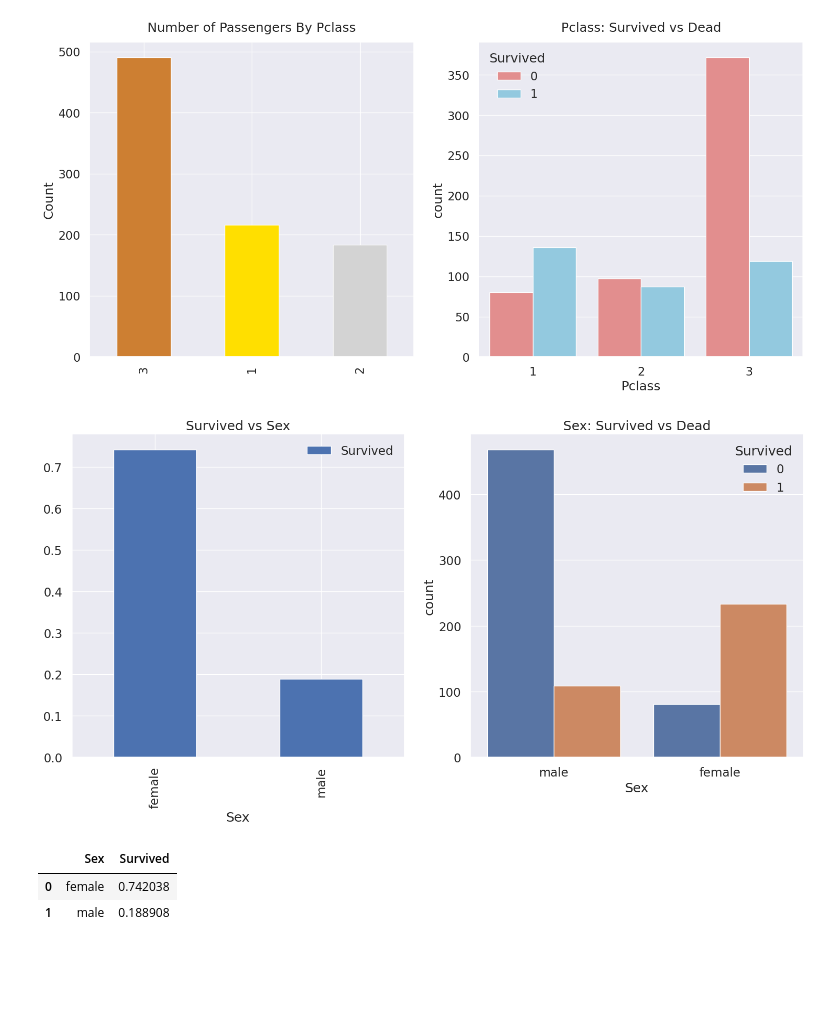
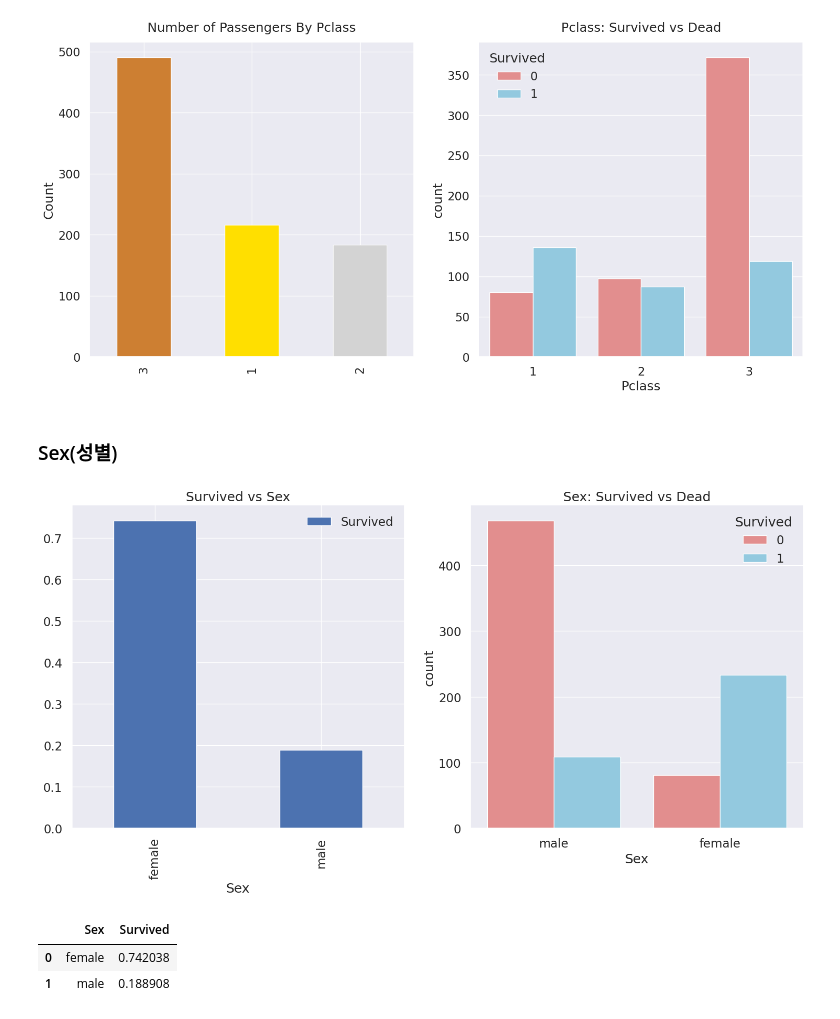
Before and after one commit to 2unhi/kaggle, a Jupyter notebook: Titanic/Titanic.ipynb, the cells around one changed output. Saved outputs shown, nothing was run; the diff lists cells and outputs as text; code cells hidden in the pictures; blank space fills up the shorter version.

```diff
--- a/Titanic/Titanic.ipynb
+++ b/Titanic/Titanic.ipynb
@@ -116,6 +116,8 @@ msno.bar(df=df_train.iloc[:, :], figsize = (6,6), color = (0.2, 0.4, 0.6))
 [figure]
 # %% [markdown]
 ### 타겟 레이블 확인
+# %%
+colors_survived = ['lightcoral', 'skyblue']
 # %%
 f, ax = plt.subplots(1, 2, figsize=(12, 5))
 
@@ -188,16 +189,19 @@ ax[1].set_title('Pclass: Survived vs Dead', y=y_position)
 plt.show()
 # %% [output]
 [figure]
+# %% [markdown]
+### Sex(성별)
 # %%
 f, ax = plt.subplots(1, 2, figsize=(18, 8))
 
 df_train[['Sex', 'Survived']].groupby(['Sex'], as_index=True).mean().plot.bar(ax=ax[0])
 ax[0].set_title('Survived vs Sex')
-sns.countplot(x='Sex', hue='Survived', data=df_train, ax=ax[1])
+
+sns.countplot(x='Sex', hue='Survived', data=df_train, ax=ax[1], palette=colors_survived)
 ax[1].set_title('Sex: Survived vs Dead')
 plt.show()
 # %% [output]
-[figure, old version]
+[figure, new version]
 # %%
 df_train[['Sex', 'Survived']].groupby(['Sex'], as_index=False).mean().sort_values(by='Survived', ascending=False)
 # %% [output]
```
Also changed, not shown: parts of 4 cells of this notebook.
